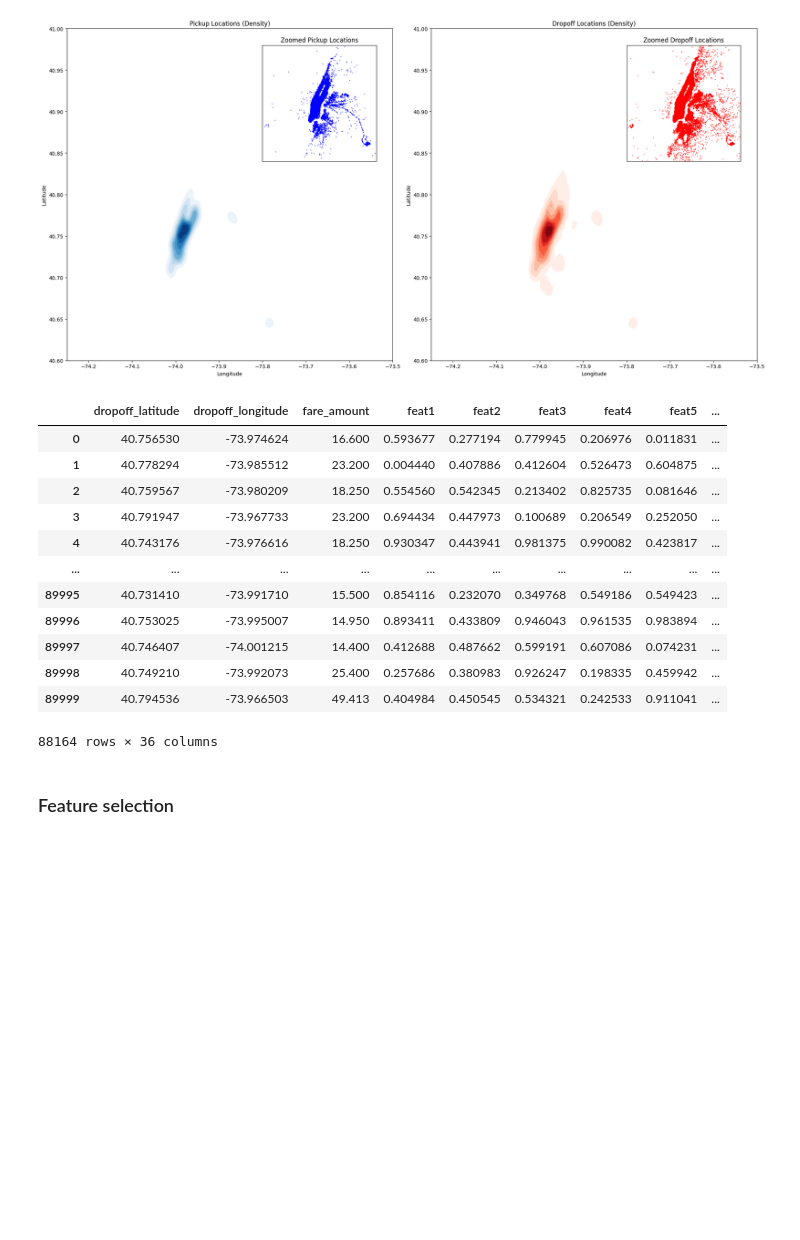
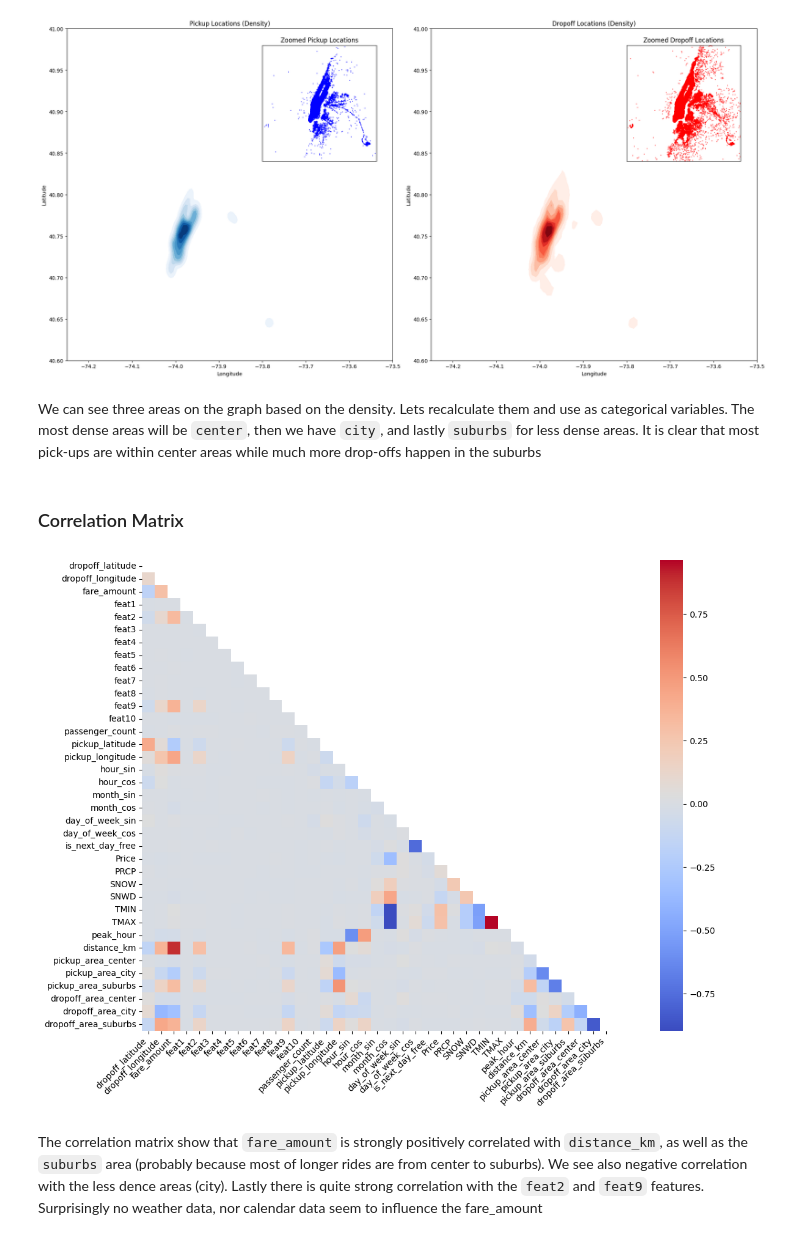
Before and after one commit to kasztelmacko/ml2_fare_price, a Jupyter notebook: eda.ipynb, the cells around one changed output. Drawn from its saved outputs; the diff is of its cells as text; code cells hidden in the pictures; blank space fills up the shorter version.

```diff
--- a/eda.ipynb
+++ b/eda.ipynb
@@ -213,6 +272,8 @@ plt.tight_layout()
 plt.show()
 # %% [output]
 [figure]
+# %% [markdown]
+We can see three areas on the graph based on the density. Lets recalculate them and use as categorical variables. The most dense areas will be `center`, then we have `city`, and lastly `suburbs` for less dense areas. It is clear that most pick-ups are within center areas while much more drop-offs happen in the suburbs
 # %%
 density_thresholds = {
     "center": 0.9,
@@ -245,27 +306,25 @@ pickup_area_dummies = pd.get_dummies(data["pickup_area"], prefix="pickup_area").
 dropoff_area_dummies = pd.get_dummies(data["dropoff_area"], prefix="dropoff_area").astype(int)
 
 data = pd.concat([data, pickup_area_dummies, dropoff_area_dummies], axis=1)
-# %%
-data
-# %% [output]
-|  | dropoff_latitude | dropoff_longitude | fare_amount | feat1 | feat2 | feat3 | feat4 | feat5 | ... |
-| 0 | 40.756530 | -73.974624 | 16.600 | 0.593677 | 0.277194 | 0.779945 | 0.206976 | 0.011831 | ... |
-| 1 | 40.778294 | -73.985512 | 23.200 | 0.004440 | 0.407886 | 0.412604 | 0.526473 | 0.604875 | ... |
-| 2 | 40.759567 | -73.980209 | 18.250 | 0.554560 | 0.542345 | 0.213402 | 0.825735 | 0.081646 | ... |
-| 3 | 40.791947 | -73.967733 | 23.200 | 0.694434 | 0.447973 | 0.100689 | 0.206549 | 0.252050 | ... |
-| 4 | 40.743176 | -73.976616 | 18.250 | 0.930347 | 0.443941 | 0.981375 | 0.990082 | 0.423817 | ... |
-| ... | ... | ... | ... | ... | ... | ... | ... | ... | ... |
-| 89995 | 40.731410 | -73.991710 | 15.500 | 0.854116 | 0.232070 | 0.349768 | 0.549186 | 0.549423 | ... |
-| 89996 | 40.753025 | -73.995007 | 14.950 | 0.893411 | 0.433809 | 0.946043 | 0.961535 | 0.983894 | ... |
-| 89997 | 40.746407 | -74.001215 | 14.400 | 0.412688 | 0.487662 | 0.599191 | 0.607086 | 0.074231 | ... |
-| 89998 | 40.749210 | -73.992073 | 25.400 | 0.257686 | 0.380983 | 0.926247 | 0.198335 | 0.459942 | ... |
-| 89999 | 40.794536 | -73.966503 | 49.413 | 0.404984 | 0.450545 | 0.534321 | 0.242533 | 0.911041 | ... |
-88164 rows × 36 columns
+# %% [markdown]
+### Correlation Matrix
+# %%
+data_numeric = data.select_dtypes(include='number')
+corr_matrix = data_numeric.corr()
+mask = np.triu(np.ones_like(corr_matrix, dtype=bool))
+
+plt.figure(figsize=(20, 10))
+sns.heatmap(corr_matrix, mask=mask, cbar=True, square=True,
+            annot_kws={'size': 10}, cmap='coolwarm')
+plt.xticks(rotation=45, ha='right')
+plt.show()
+# %% [output]
+[figure, added]
+# %% [markdown]
+The correlation matrix show that `fare_amount` is strongly positively correlated with `distance_km`, as well as the `suburbs` area (probably because most of longer rides are from center to suburbs). We see also negative correlation with the less dence areas (city). Lastly there is quite strong correlation with the `feat2` and `feat9` features. Surprisingly no weather data, nor calendar data seem to influence the fare_amount
 # %%
 data.rename(columns={"Price": "oil_price"}, inplace=True)
 
 data.sort_values(by='pickup_datetime', inplace=True)
 data.drop(columns=["pickup_datetime", "pickup_latitude", "pickup_longitude", "dropoff_latitude", "dropoff_longitude", "pickup_area", "dropoff_area"], inplace=True)
 data["oil_price"].fillna(method='ffill', inplace=True)
-# %% [markdown]
-### Feature selection
```
Also changed, not shown: parts of 42 cells of this notebook.
